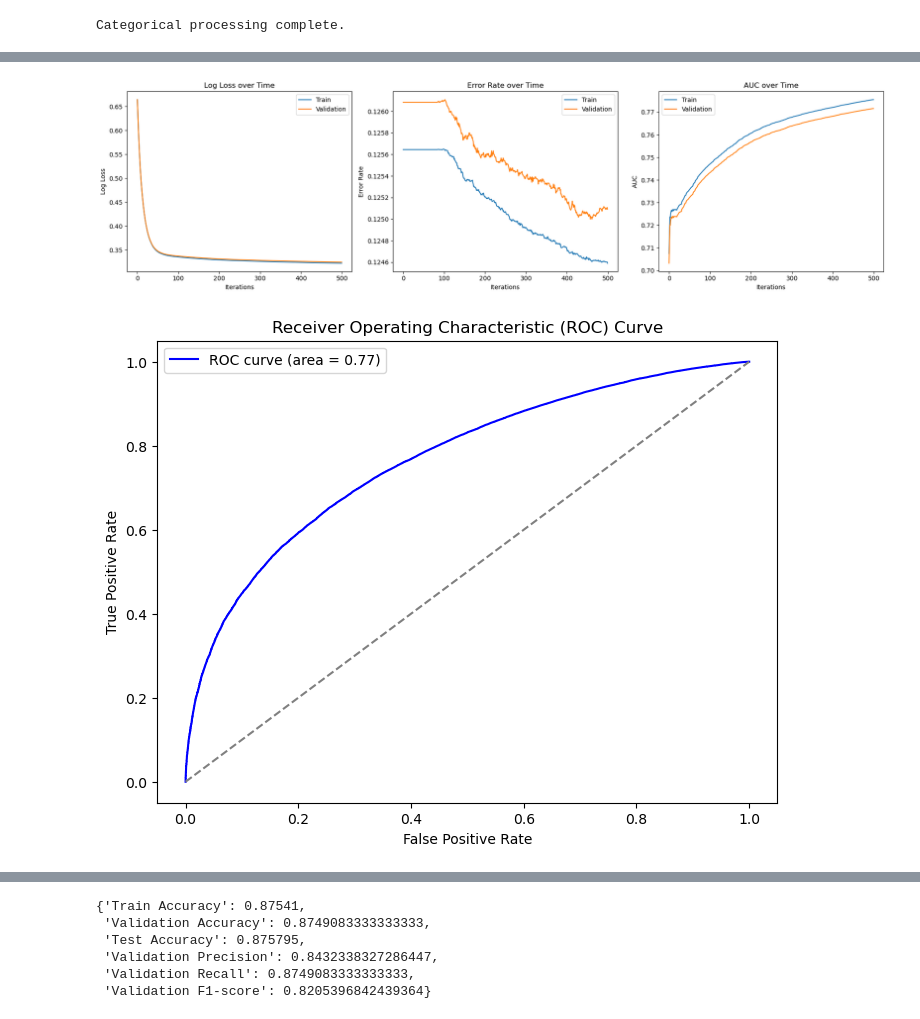
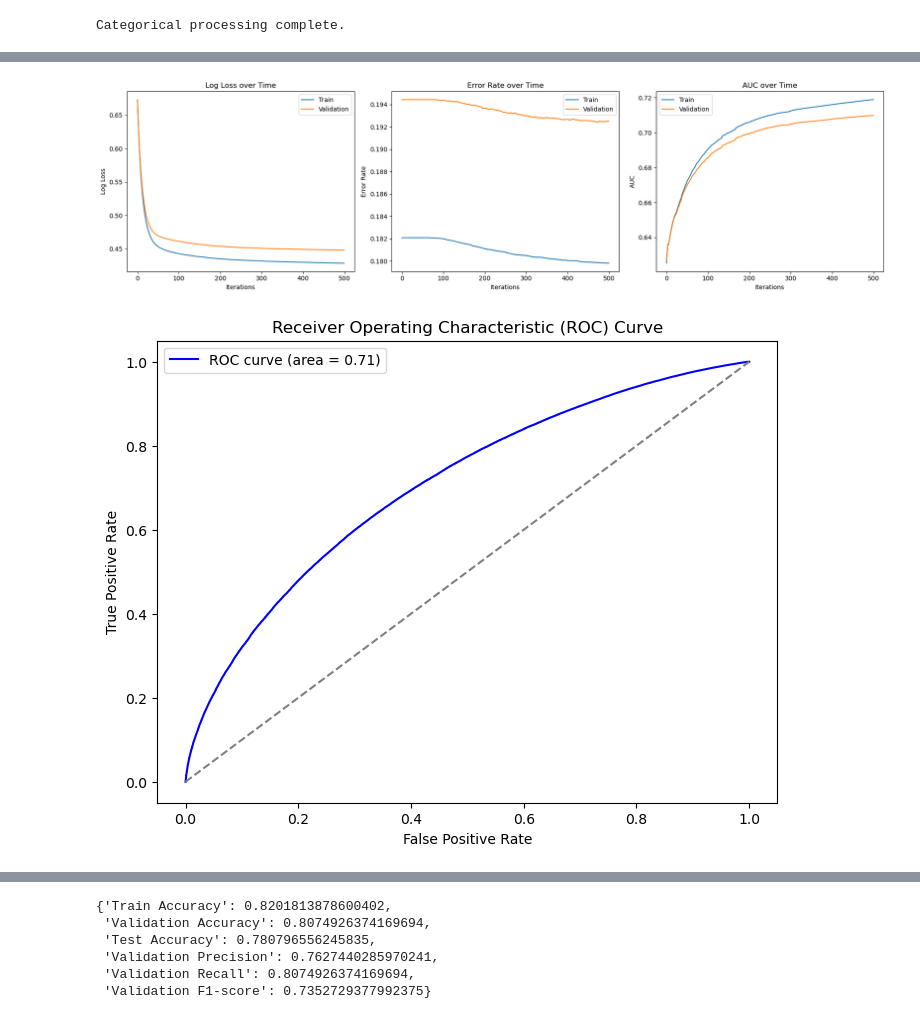
Before and after one commit to yw2747/P10-Hybrid_Risk_Scoring_Model, a Jupyter notebook: Model.ipynb, the cells around one changed output, grey strips where cells are left out. Saved outputs shown, nothing was run; the diff lists cells and outputs as text; code cells hidden in the pictures.

Commit message:
Combined Temporal & Random Models

```diff
--- a/Model.ipynb
+++ b/Model.ipynb
@@ -16,9 +23,12 @@ Data successfully loaded!
 # Convert categorical features to category dtype for XGBoost
 categorical_features = ["purpose", "emp_length"]
 for col in categorical_features:
-    X_train[col] = X_train[col].astype("category")
-    X_val[col] = X_val[col].astype("category")
-    X_test[col] = X_test[col].astype("category")
+    X_train_rand[col] = X_train_rand[col].astype("category")
+    X_val_rand[col] = X_val_rand[col].astype("category")
+    X_test_rand[col] = X_test_rand[col].astype("category")
+    X_train_time[col] = X_train_time[col].astype("category")
+    X_val_time[col] = X_val_time[col].astype("category")
+    X_test_time[col] = X_test_time[col].astype("category")
 
 print("Categorical processing complete.")
 # %% [output]
@@ -231,16 +275,8 @@ print(importance_df.to_string())
 # %%
-import xgboost as xgb
-# Calculate class imbalance for proper weighting
-class_counts = np.bincount(y_train)
-print(f"Class distribution: {class_counts}")
-# scale_pos_weight gives more weight to the minority class (defaults)
-scale_pos_weight = class_counts[0] / class_counts[1]
-print(f"Calculated scale_pos_weight: {scale_pos_weight:.2f}")
-
 # Initialize XGBoost classifier with evaluation enabled
-xgb_model = xgb.XGBClassifier(
+xgb_model_time = xgb.XGBClassifier(
     objective="multi:softmax",
-    num_class=len(y_train.unique()),
+    num_class=len(y_train_time.unique()),
     tree_method="hist",
     enable_categorical=True,
     use_label_encoder=False,
@@ -250,15 +286,15 @@ xgb_model = xgb.XGBClassifier(
     max_depth=4,
     min_child_weight=3,
     n_estimators=500,
-    early_stopping_rounds=20,
+    early_stopping_rounds=450,
     eval_metric=["mlogloss", "merror", "auc"],
     scale_pos_weight=scale_pos_weight,
 )
 
 # ✅ Train the model with evaluation enabled
-xgb_model.fit(
-    X_train, y_train,
-    eval_set=[(X_train, y_train), (X_val, y_val)],  # Use train & validation set
+xgb_model_time.fit(
+    X_train_time, y_train_time,
+    eval_set=[(X_train_time, y_train_time), (X_val_time, y_val_time)],  # Use train & validation set
     verbose=True  # Show progress
 )
 
@@ -290,10 +323,6 @@ Parameters: { "scale_pos_weight", "use_label_encoder" } are not used.
 # %%
-import matplotlib.pyplot as plt
-from sklearn.metrics import roc_curve, auc, precision_recall_curve
-import numpy as np
-
 # Retrieve evaluation history
-results = xgb_model.evals_result()
+results = xgb_model_time.evals_result()
 
 # Extract epochs
 epochs = len(results["validation_1"]["mlogloss"])  # Use validation set
@@ -324,35 +353,35 @@ axs[2].plot(x_axis, results["validation_1"]["auc"], label="Validation")
 axs[2].set_title("AUC over Time")
 axs[2].set_xlabel("Iterations")
 axs[2].set_ylabel("AUC")
 axs[2].legend()
 
 plt.tight_layout()
 plt.show()
 
 # Generate ROC Curve
-y_pred_prob = xgb_model.predict_proba(X_test)[:, 1]
-fpr, tpr, _ = roc_curve(y_test, y_pred_prob)
+y_pred_prob = xgb_model_time.predict_proba(X_test_time)[:, 1]
+fpr, tpr, _ = roc_curve(y_test_time, y_pred_prob)
 roc_auc = auc(fpr, tpr)
 
 plt.figure(figsize=(8, 6))
 plt.plot(fpr, tpr, color='blue', label=f'ROC curve (area = {roc_auc:.2f})')
 plt.plot([0, 1], [0, 1], linestyle='--', color='gray')
 plt.xlabel('False Positive Rate')
 plt.ylabel('True Positive Rate')
 plt.title('Receiver Operating Characteristic (ROC) Curve')
 plt.legend()
 plt.show()
 
 # Generate Precision-Recall Curve
-precision, recall, _ = precision_recall_curve(y_test, y_pred_prob)
+precision, recall, _ = precision_recall_curve(y_test_time, y_pred_prob)
 
 plt.figure(figsize=(8, 6))
 plt.plot(recall, precision, color='green', label='Precision-Recall curve')
 plt.xlabel('Recall')
 plt.ylabel('Precision')
 plt.title('Precision-Recall Curve')
 plt.legend()
 plt.show()
 # %% [output]
-[figure, old version]
+[figure, new version]
-[figure, old version]
+[figure, new version]
@@ -360,20 +389,18 @@ plt.show()
 # %%
-from sklearn.metrics import accuracy_score, precision_score, recall_score, f1_score
-
 # Make predictions
-y_train_pred = xgb_model.predict(X_train)
-y_val_pred = xgb_model.predict(X_val)
-y_test_pred = xgb_model.predict(X_test)
+y_train_pred = xgb_model_time.predict(X_train_time)
+y_val_pred = xgb_model_time.predict(X_val_time)
+y_test_pred = xgb_model_time.predict(X_test_time)
 
 # Compute accuracy metrics
-accuracy_train = accuracy_score(y_train, y_train_pred)
-accuracy_val = accuracy_score(y_val, y_val_pred)
-accuracy_test = accuracy_score(y_test, y_test_pred)
+accuracy_train = accuracy_score(y_train_time, y_train_pred)
+accuracy_val = accuracy_score(y_val_time, y_val_pred)
+accuracy_test = accuracy_score(y_test_time, y_test_pred)
 
 # Compute precision, recall, and F1-score for validation set
-precision_val = precision_score(y_val, y_val_pred, average="weighted")
-recall_val = recall_score(y_val, y_val_pred, average="weighted")
-f1_val = f1_score(y_val, y_val_pred, average="weighted")
+precision_val = precision_score(y_val_time, y_val_pred, average="weighted")
+recall_val = recall_score(y_val_time, y_val_pred, average="weighted")
+f1_val = f1_score(y_val_time, y_val_pred, average="weighted")
 
 # Display results
 accuracy_results = {
@@ -387,11 +414,11 @@ accuracy_results = {
 
 accuracy_results
 # %% [output]
-{'Train Accuracy': 0.87541,
- 'Validation Accuracy': 0.8749083333333333,
- 'Test Accuracy': 0.875795,
- 'Validation Precision': 0.8432338327286447,
- 'Validation Recall': 0.8749083333333333,
- 'Validation F1-score': 0.8205396842439364}
+{'Train Accuracy': 0.8201813878600402,
+ 'Validation Accuracy': 0.8074926374169694,
+ 'Test Accuracy': 0.780796556245835,
+ 'Validation Precision': 0.7627440285970241,
+ 'Validation Recall': 0.8074926374169694,
+ 'Validation F1-score': 0.7352729377992375}
 # %%
 # Get feature importance scores
```
Also changed, not shown: parts of 17 cells of this notebook.
